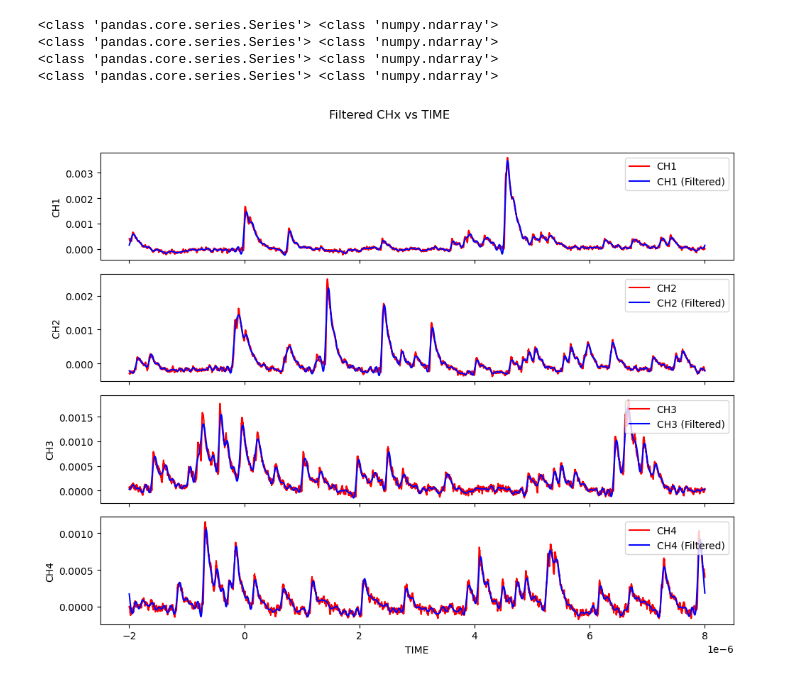
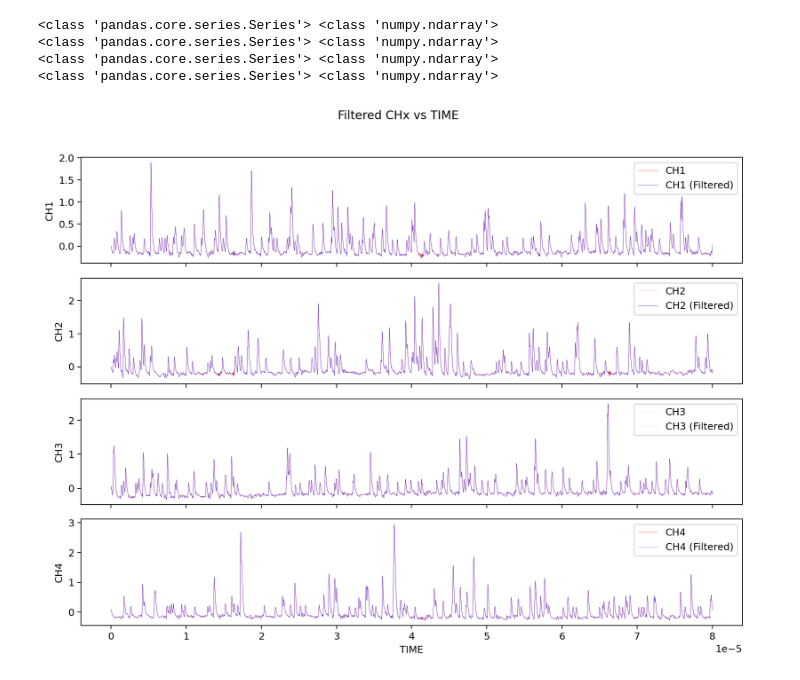
Before and after one commit to SamueleTorelli/RecoWf, a Jupyter notebook: Show_Wfs_fourier.ipynb, the cells around one changed output. Cells and saved outputs as stored; diff of their text form; code cells hidden in the pictures.

```diff
--- a/Show_Wfs_fourier.ipynb
+++ b/Show_Wfs_fourier.ipynb
@@ -7,4 +67,3 @@ import numpy as np
 # %%
-df = pd.read_hdf('20241128_no_source_8.5bar_Ar_roomtemp_no_amp_4.h5')
-df.head()
+df = parse_wf_from_binary('tempdata/Acq_dig2-192.168.0.254_20250603125359-05.bin')
 # %% [output]
@@ -17,10 +71,12 @@ df.head()
 # %%
-event = 420
-df_event = df[df['event']==event]
+event_list = df['event'].unique()
+an_event= 34
+
+df_event = df[df['event']==event_list[an_event]]
 
 for ch in ['CH1', 'CH2', 'CH3', 'CH4']:
     max_finite_value = df_event[ch][np.isfinite(df_event[ch])].max()  # Find the max finite value
-    df_event[ch].replace([np.inf, -np.inf], max_finite_value, inplace=True)  # Replace inf values
+    #df_event[ch].replace([np.inf, -np.inf], max_finite_value, inplace=True)  # Replace inf values
 
 # Set up the subplots
 fig, axs = plt.subplots(4, 1, figsize=(10, 8), sharex=True)
@@ -116,10 +162,12 @@ for event in unique_events:
 fig, axs = plt.subplots(4, 1, figsize=(10, 8), sharex=True)
 fig.suptitle('Frequency Spectrum of CHx')
 
+freq_cut = 0.4e8
+
 channels = ['CH1', 'CH2', 'CH3', 'CH4']
 for i, ch in enumerate(channels):
     axs[i].plot(xf, cumulative_frequency_spectrum[ch], label=f'{ch} Cumulative Spectrum', color='r')
-    axs[i].axvline(x=0.4e8, color='r', linestyle='--', label='x = 0.1e8')
+    axs[i].axvline(x=freq_cut, color='r', linestyle='--', label=f'x = {freq_cut}')
     axs[i].set_ylabel('Amplitude')
     axs[i].set_yscale('log')  # Optional: log scale for intensity
     axs[i].legend(loc='upper right')
@@ -134,13 +182,11 @@ plt.show()
 # %%
-# Filter the data for the specified event
-event = 190
-df_event = df[df['event'] == event]
+# Set up the cutoff frequency
+cutoff_frequency = 1e7  # 5 MHz
 
-# Set up the cutoff frequency
-cutoff_frequency = 0.1e8  # 5 MHz
+df_event = df[df['event']==event_list[an_event]]
 
 # Prepare subplots
-fig, axs = plt.subplots(4, 1, figsize=(10, 8), sharex=True)
+fig, axs = plt.subplots(4, 1, figsize=(10, 8), sharex=True, dpi=180)
 fig.suptitle('Filtered CHx vs TIME')
 
 # Define the sampling parameters
@@ -153,33 +199,33 @@ N = len(time)
 channels = ['CH1', 'CH2', 'CH3', 'CH4']
 for i, ch in enumerate(channels):
     # Get the original signal
     signal = df_event[ch].values
 
     # Perform Fourier Transform
     yf = fft(signal)
     xf = fftfreq(N, sampling_interval)
 
     # Apply the low-pass filter (zero out frequencies above cutoff)
     yf[np.abs(xf) > cutoff_frequency] = 0
 
     # Inverse FFT to obtain the filtered signal in time domain
     filtered_signal = ifft(yf).real
 
     # Plot the filtered signal
-    axs[i].plot(df_event['TIME'], df_event[ch], label=ch, color='r')
-    axs[i].plot(df_event['TIME'], filtered_signal, label=f'{ch} (Filtered)', color='b')
+    axs[i].plot(df_event['TIME'], df_event[ch], label=ch, color='r',linewidth=.2)
+    axs[i].plot(df_event['TIME'], filtered_signal, label=f'{ch} (Filtered)', color='b',linewidth=.2)
     axs[i].set_ylabel(ch)
     axs[i].legend(loc='upper right')
     print(type(df_event[ch]),type(filtered_signal))
 
 # Set the x-axis label for the last subplot
 axs[-1].set_xlabel('TIME')
 
 plt.tight_layout(rect=[0, 0, 1, 0.96])  # Adjust layout to make room for the title
 plt.show()
 # %% [output]
 <class 'pandas.core.series.Series'> <class 'numpy.ndarray'>
 <class 'pandas.core.series.Series'> <class 'numpy.ndarray'>
 <class 'pandas.core.series.Series'> <class 'numpy.ndarray'>
 <class 'pandas.core.series.Series'> <class 'numpy.ndarray'>
-[figure, old version]
+[figure, new version]
```
Also changed, not shown: parts of 6 cells of this notebook, 5 other files.
